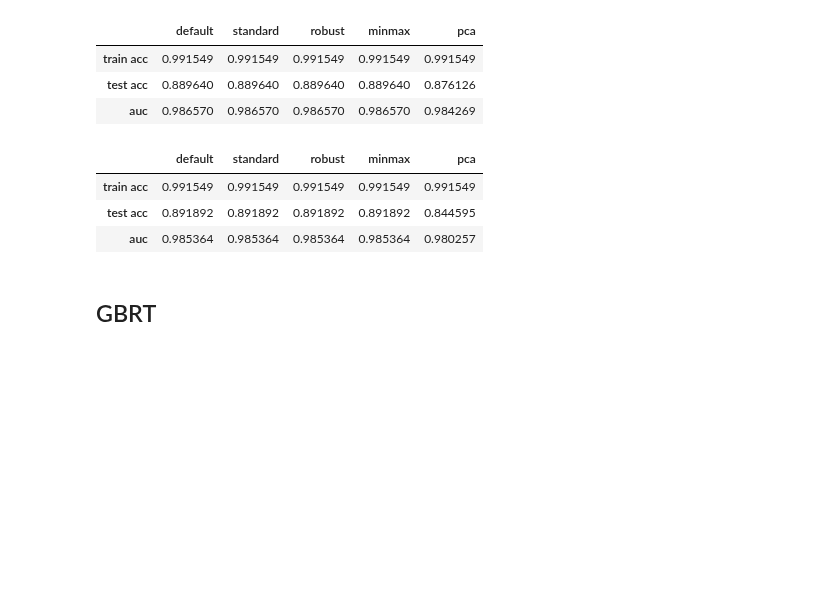
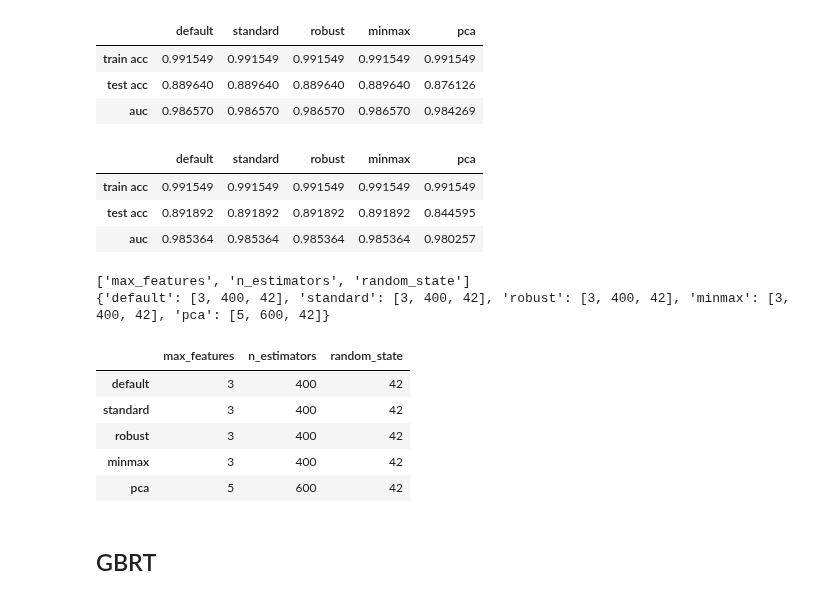
Before and after one commit to jasonmrimer/cse590-machine-learning, a Jupyter notebook: final-project/pipelines/curation with feature selection v2.ipynb, the cells around one changed output. Cells and saved outputs as stored; diff of their text form; code cells hidden in the pictures; blank space fills up the shorter version.

```diff
--- a/final-project/pipelines/curation with feature selection v2.ipynb
+++ b/final-project/pipelines/curation with feature selection v2.ipynb
@@ -520,6 +561,17 @@ pd.DataFrame(rf_scores_refined)
 | train acc | 0.991549 | 0.991549 | 0.991549 | 0.991549 | 0.991549 |
 | test acc | 0.891892 | 0.891892 | 0.891892 | 0.891892 | 0.844595 |
 | auc | 0.985364 | 0.985364 | 0.985364 | 0.985364 | 0.980257 |
+# %%
+display_grid_results(rf_grid_results_refined)
+# %% [output]
+['max_features', 'n_estimators', 'random_state']
+{'default': [3, 400, 42], 'standard': [3, 400, 42], 'robust': [3, 400, 42], 'minmax': [3, 400, 42], 'pca': [5, 600, 42]}
+|  | max_features | n_estimators | random_state |
+| default | 3 | 400 | 42 |
+| standard | 3 | 400 | 42 |
+| robust | 3 | 400 | 42 |
+| minmax | 3 | 400 | 42 |
+| pca | 5 | 600 | 42 |
 # %% [markdown]
 ## GBRT
 # %%
```
Also changed, not shown: parts of 12 cells of this notebook, 4 other files.
